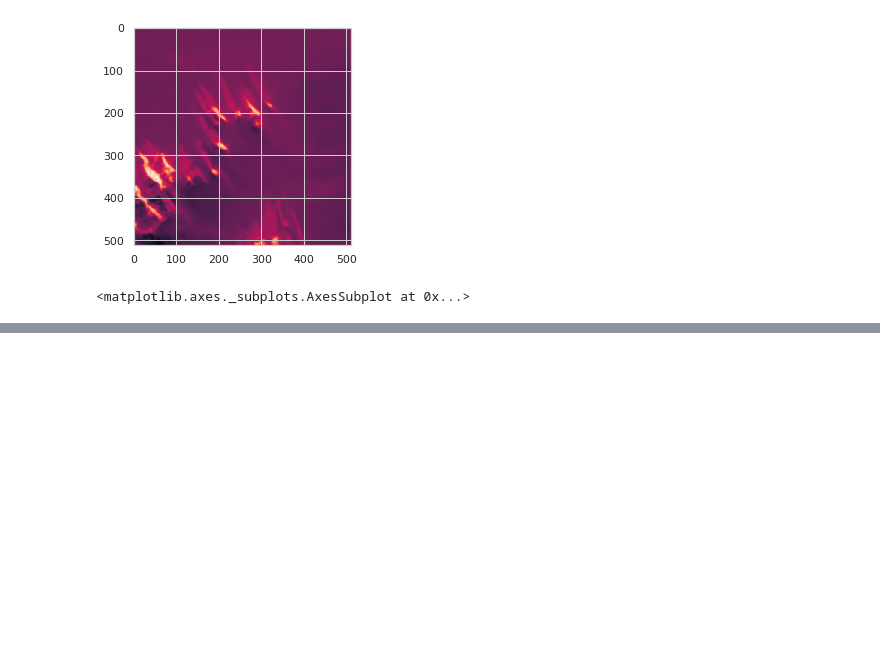
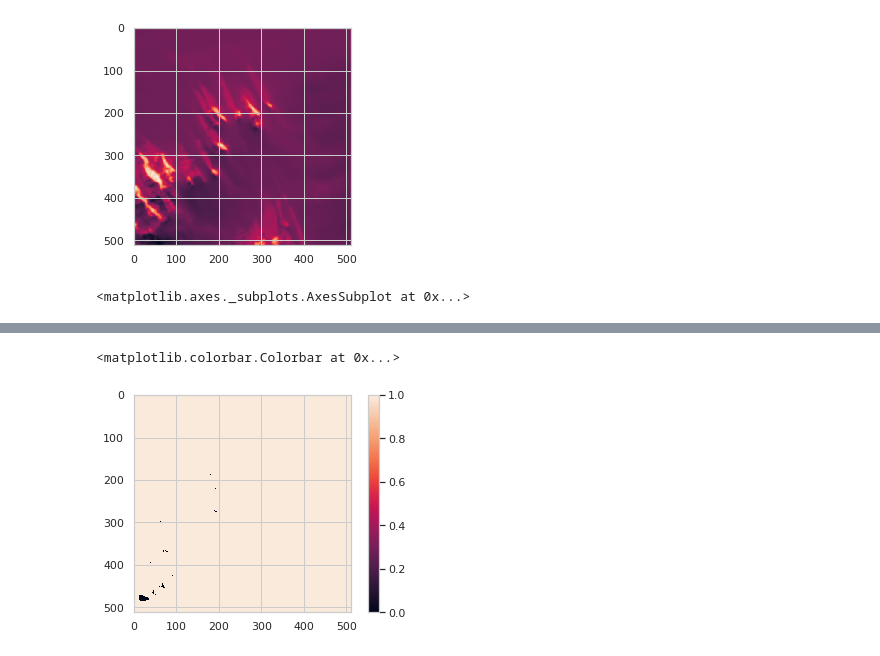
Before and after one commit to mblackgeo/AntarcticRockOutcrop, a Jupyter notebook: burton_johnson_model.ipynb, the cells around one changed output, grey strips where cells are left out. Saved outputs shown, nothing was run; the diff lists cells and outputs as text; code cells hidden in the pictures; blank space fills up the shorter version.

```diff
--- a/burton_johnson_model.ipynb
+++ b/burton_johnson_model.ipynb
@@ -162,0 +154,8 @@ mask1_step5 = B10 > 2550 # Note: this is a scaled value
+# %%
+mask1_step1 = ((B10 / B2) > 0.4).astype(int)
+mask1_step1 = 1 - mask1_step1
+plt.imshow(mask1_step1.squeeze())
+plt.colorbar()
+# %% [output]
+<matplotlib.colorbar.Colorbar at 0x...>
+[figure, added]
```
Also changed, not shown: parts of 10 cells of this notebook.
